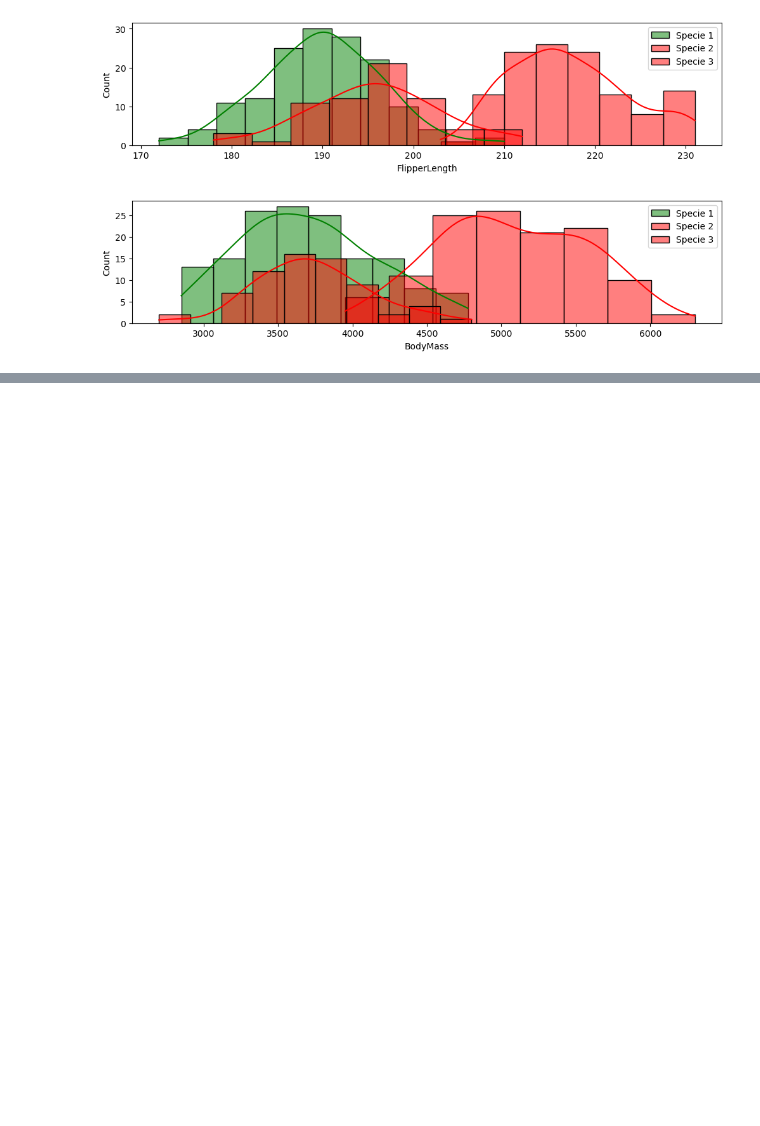
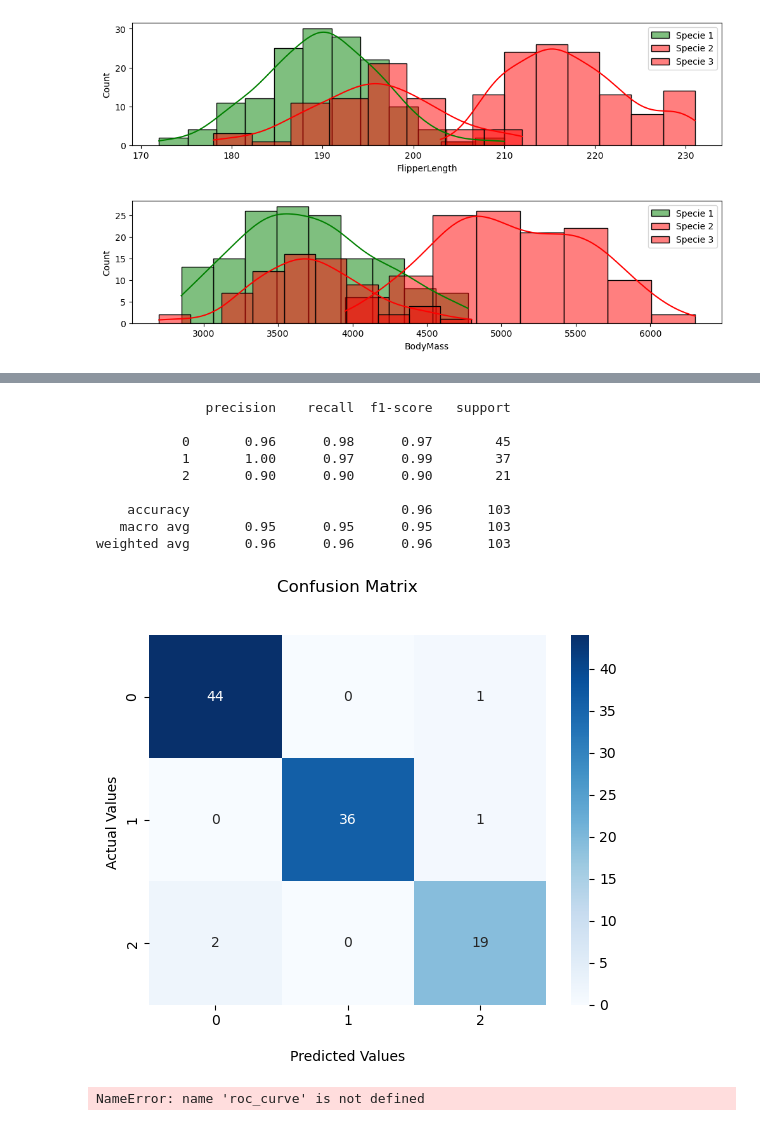
Before and after one commit to khsmiesz/GIT, a Jupyter notebook: zadanie 145.ipynb, the cells around one changed output, grey strips where cells are left out. Drawn from its saved outputs; the diff is of its cells as text; code cells hidden in the pictures; blank space fills up the shorter version.

```diff
--- a/zadanie 145.ipynb
+++ b/zadanie 145.ipynb
@@ -89,0 +208,14 @@ for col in features:
+# %%
+calculate_metrics(model_lr, 'Logistic Regression', X_test_standardized, y_test)
+# %% [output]
+              precision    recall  f1-score   support
+
+           0       0.96      0.98      0.97        45
+           1       1.00      0.97      0.99        37
+           2       0.90      0.90      0.90        21
+
+    accuracy                           0.96       103
+   macro avg       0.95      0.95      0.95       103
+weighted avg       0.96      0.96      0.96       103
+[figure, added]
+NameError: name 'roc_curve' is not defined
```
Also changed, not shown: parts of 8 cells of this notebook, 2 other files.
